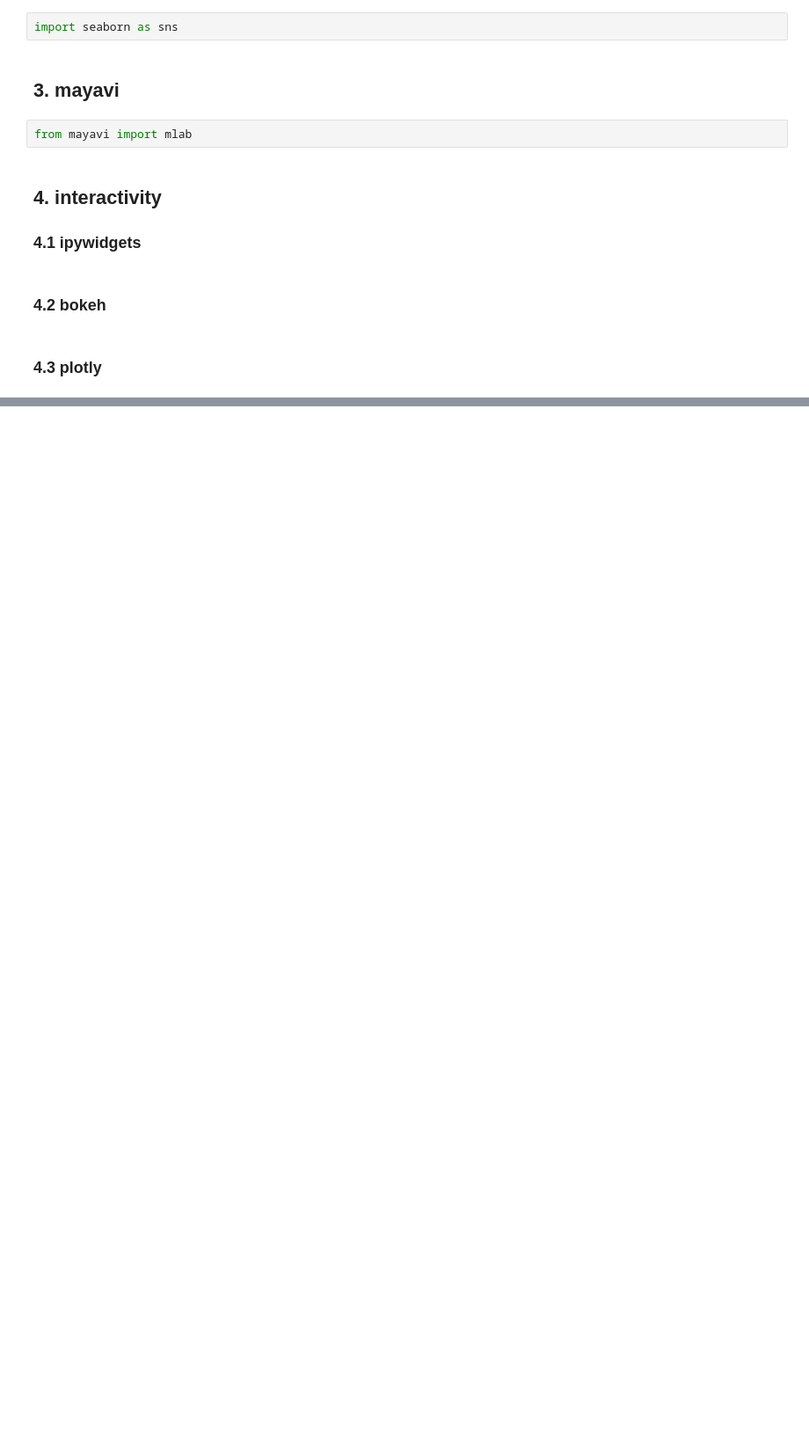
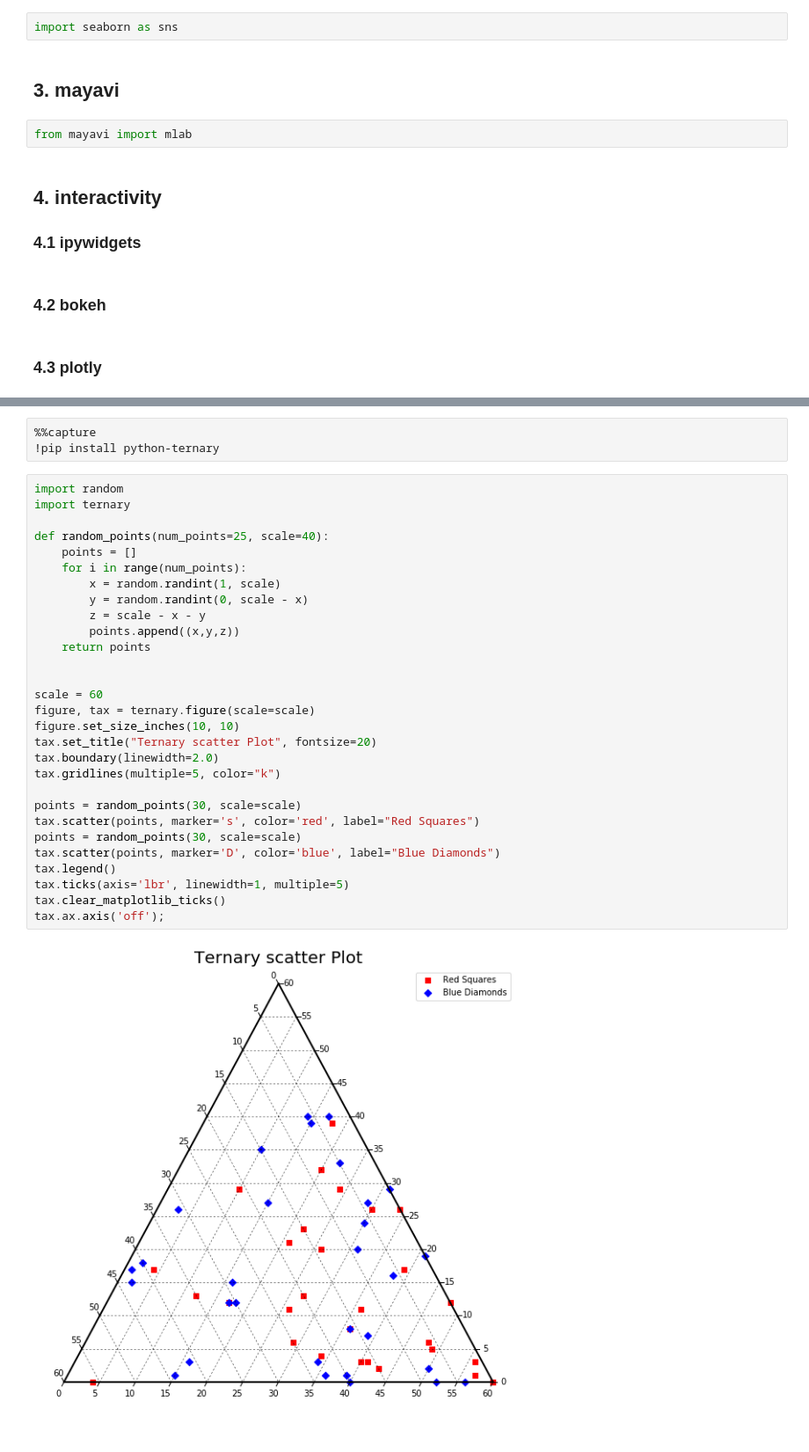
Before and after one commit to RealPolitiX/python_tutorial_FHI-PC-SESD, a Jupyter notebook: materials/PyTutorial_04_Visualization.ipynb, the cells around one changed output, grey strips where cells are left out. Shown at 88% size. Drawn from its saved outputs; the diff is of its cells as text; blank space fills up the shorter version.

```diff
--- a/materials/PyTutorial_04_Visualization.ipynb
+++ b/materials/PyTutorial_04_Visualization.ipynb
@@ -24,0 +99,34 @@ from mayavi import mlab
+# %%
+%%capture
+!pip install python-ternary
+# %%
+import random
+import ternary
+
+def random_points(num_points=25, scale=40):
+    points = []
+    for i in range(num_points):
+        x = random.randint(1, scale)
+        y = random.randint(0, scale - x)
+        z = scale - x - y
+        points.append((x,y,z))
+    return points
+
+
+scale = 60
+figure, tax = ternary.figure(scale=scale)
+figure.set_size_inches(10, 10)
+tax.set_title("Ternary scatter Plot", fontsize=20)
+tax.boundary(linewidth=2.0)
+tax.gridlines(multiple=5, color="k")
+
+points = random_points(30, scale=scale)
+tax.scatter(points, marker='s', color='red', label="Red Squares")
+points = random_points(30, scale=scale)
+tax.scatter(points, marker='D', color='blue', label="Blue Diamonds")
+tax.legend()
+tax.ticks(axis='lbr', linewidth=1, multiple=5)
+tax.clear_matplotlib_ticks()
+tax.ax.axis('off');
+# %% [output]
+[figure, added]
```
Also changed, not shown: parts of 19 cells of this notebook, 3 other files.
